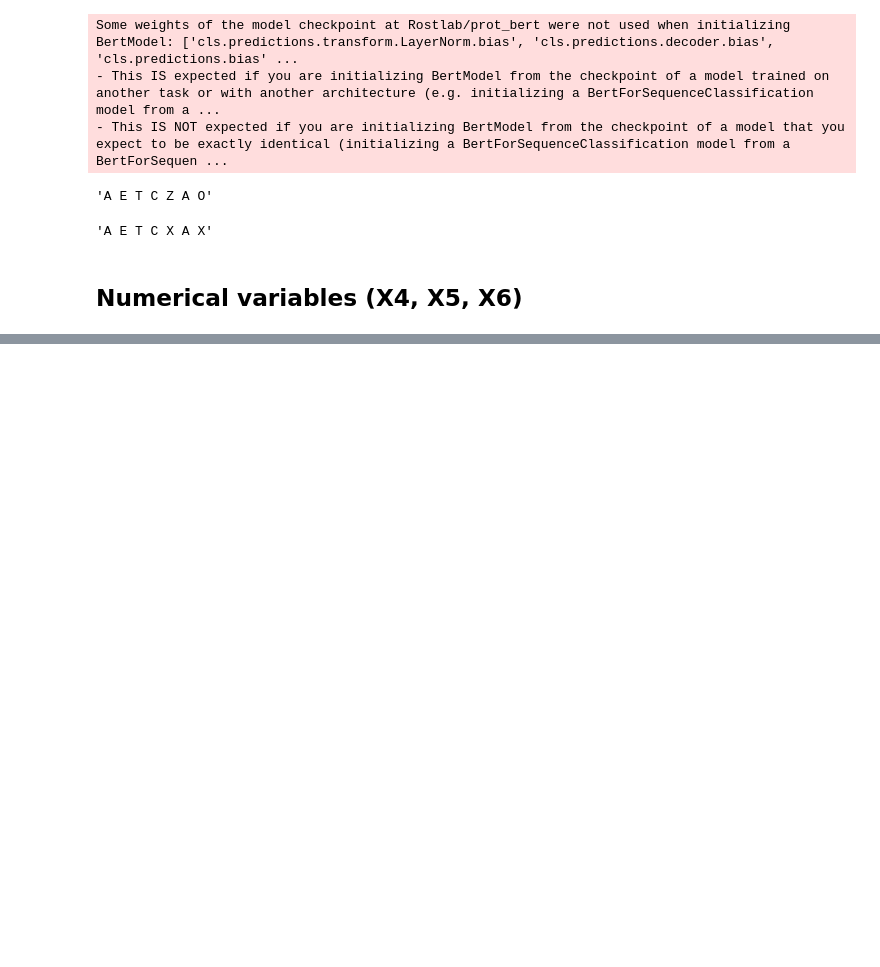
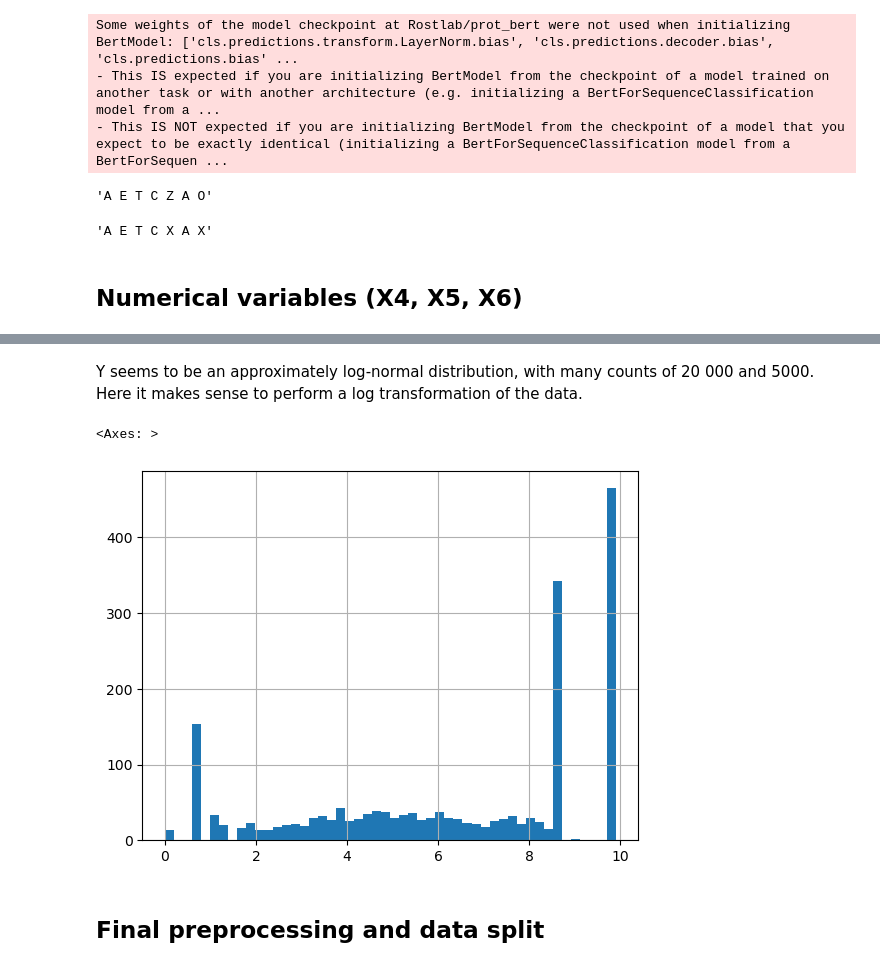
Before and after one commit to vegardbs/oncoimmunity, a Jupyter notebook: EDA.ipynb, the cells around one changed output, grey strips where cells are left out. Drawn from its saved outputs; the diff is of its cells as text; code cells hidden in the pictures; blank space fills up the shorter version.

Commit message:
updated data analysis and added models

```diff
--- a/EDA.ipynb
+++ b/EDA.ipynb
@@ -306,0 +336,8 @@ encoded_df.corr()
+# %% [markdown]
+Y seems to be an approximately log-normal distribution, with many counts of 20 000 and 5000. \
+Here it makes sense to perform a log transformation of the data.
+# %%
+np.log(encoded_df["Y"]+1).hist(bins=50)
+# %% [output]
+<Axes: >
+[figure, added]
@@ -306,0 +346,2 @@ encoded_df.corr()
+# %% [markdown]
+## Final preprocessing and data split
```
Also changed, not shown: parts of 7 cells of this notebook, 1 other file.
